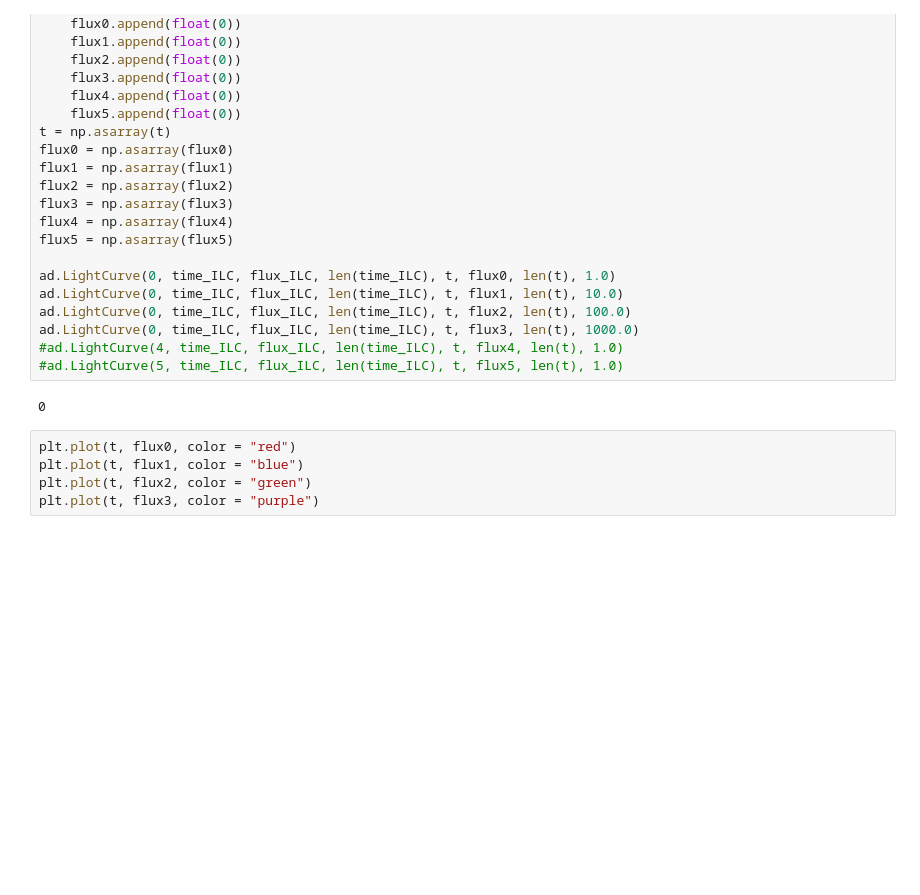
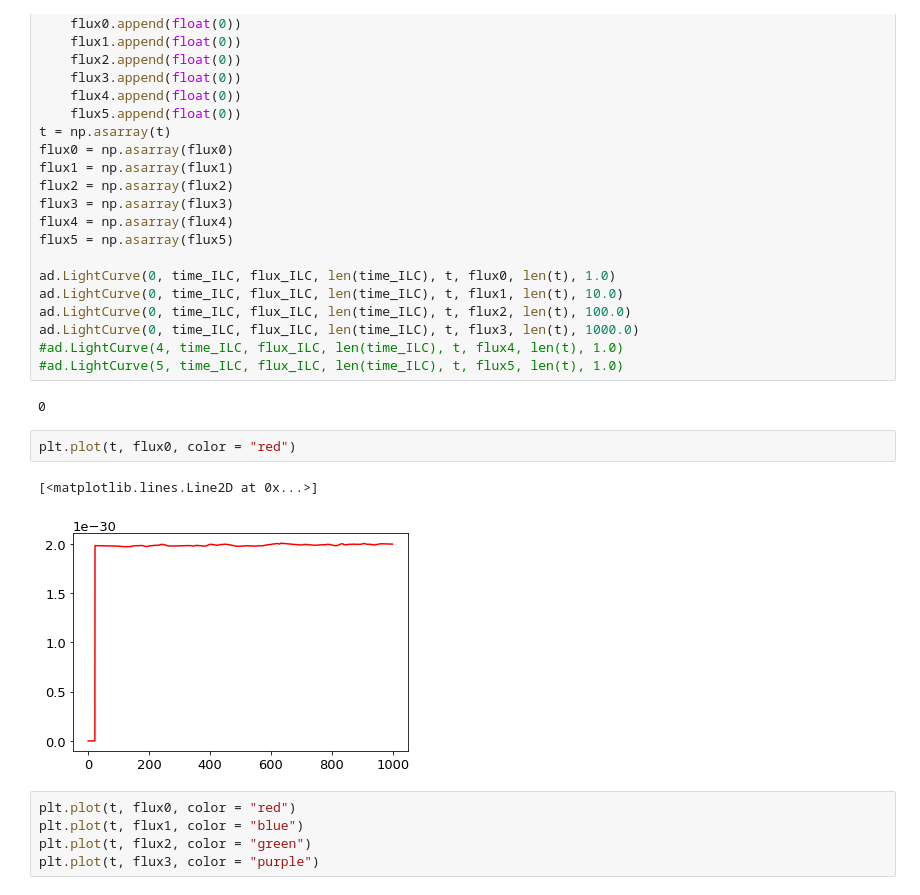
Before and after one commit to husnedereli/Reprocessing_disk, a Jupyter notebook: Compute_UVW2_LC_fitted_with_ADmodel.ipynb, the cells around one changed output. Saved outputs shown, nothing was run; the diff lists cells and outputs as text; blank space fills up the shorter version.

```diff
--- a/Compute_UVW2_LC_fitted_with_ADmodel.ipynb
+++ b/Compute_UVW2_LC_fitted_with_ADmodel.ipynb
@@ -180,6 +180,11 @@ ad.LightCurve(0, time_ILC, flux_ILC, len(time_ILC), t, flux3, len(t), 1000.0)
 #ad.LightCurve(5, time_ILC, flux_ILC, len(time_ILC), t, flux5, len(t), 1.0)
 # %% [output]
 0
+# %%
+plt.plot(t, flux0, color = "red")
+# %% [output]
+[<matplotlib.lines.Line2D at 0x...>]
+[figure, added]
 # %%
 plt.plot(t, flux0, color = "red")
 plt.plot(t, flux1, color = "blue")
```
Also changed, not shown: parts of 9 cells of this notebook, 4 other files.
